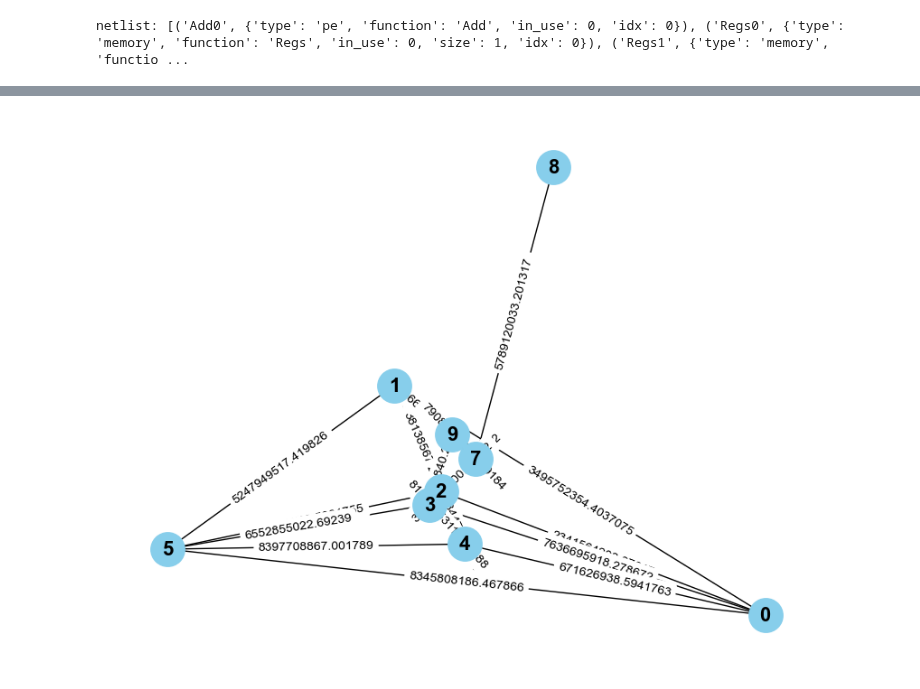
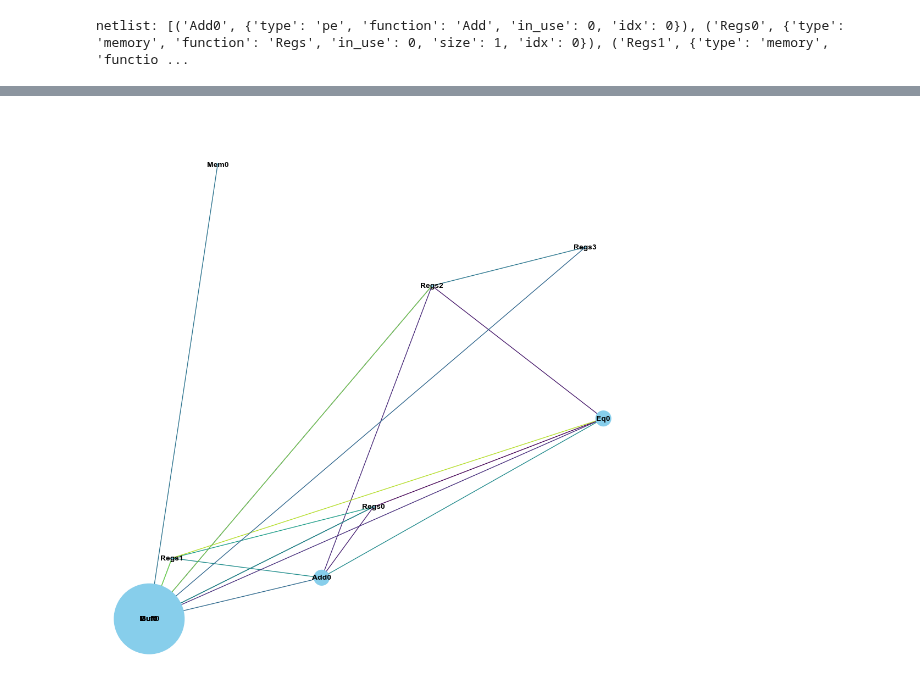
Before and after one commit to tathagatasrimani/codesign, a Jupyter notebook: src/SimulatedAnnealing.ipynb, the cells around one changed output, grey strips where cells are left out. Drawn from its saved outputs; the diff is of its cells as text; code cells hidden in the pictures.

Commit message:
made an alternative plotter function taking account of positions and size (right now, I just realized Buf operator has 0.0 area, so that can cause possible overlap

```diff
--- a/src/SimulatedAnnealing.ipynb
+++ b/src/SimulatedAnnealing.ipynb
@@ -233,4 +234,22 @@ wirelength: 102815080014.5905 | overlap cost: 0.0 | pos: [(3716058601.7789116, 8
-# %%
-plotter(wireLengths)
-# %% [output]
-[figure, removed]
+# %%
+def plotter2(positions, areas, nodes, edges):
+    G = nx.Graph()
+    nodes = list(nodes)
+
+    for i in range(len(positions)):
+        G.add_node(nodes[i], pos=positions[i], size=areas[i] * 10 ** -6)
+
+    for edge in edges:
+        G.add_edge(nodes[edge[0]], nodes[edge[1]])
+
+    #pos = nx.get_node_attributes(G, 'pos')
+    pos = nx.spring_layout(G, pos=nx.get_node_attributes(G, 'pos'), fixed=nx.get_node_attributes(G, 'pos').keys(), seed=1000000000)
+    sizes = [G.nodes[node]['size'] for node in G.nodes]
+    edge_colors = [plt.cm.viridis(random.uniform(0, 1)) for _ in range(len(edges))]
+    plt.figure(figsize=(10, 10))
+    nx.draw(G, pos, with_labels=True, node_size=sizes, node_color='skyblue', font_size=10, font_weight='bold', edge_color=edge_colors)
+    plt.show()
+# %%
+plotter2(optimalPos, areas, nodes, E)
+# %% [output]
+[figure, added]
```
Also changed, not shown: parts of 4 cells of this notebook.
